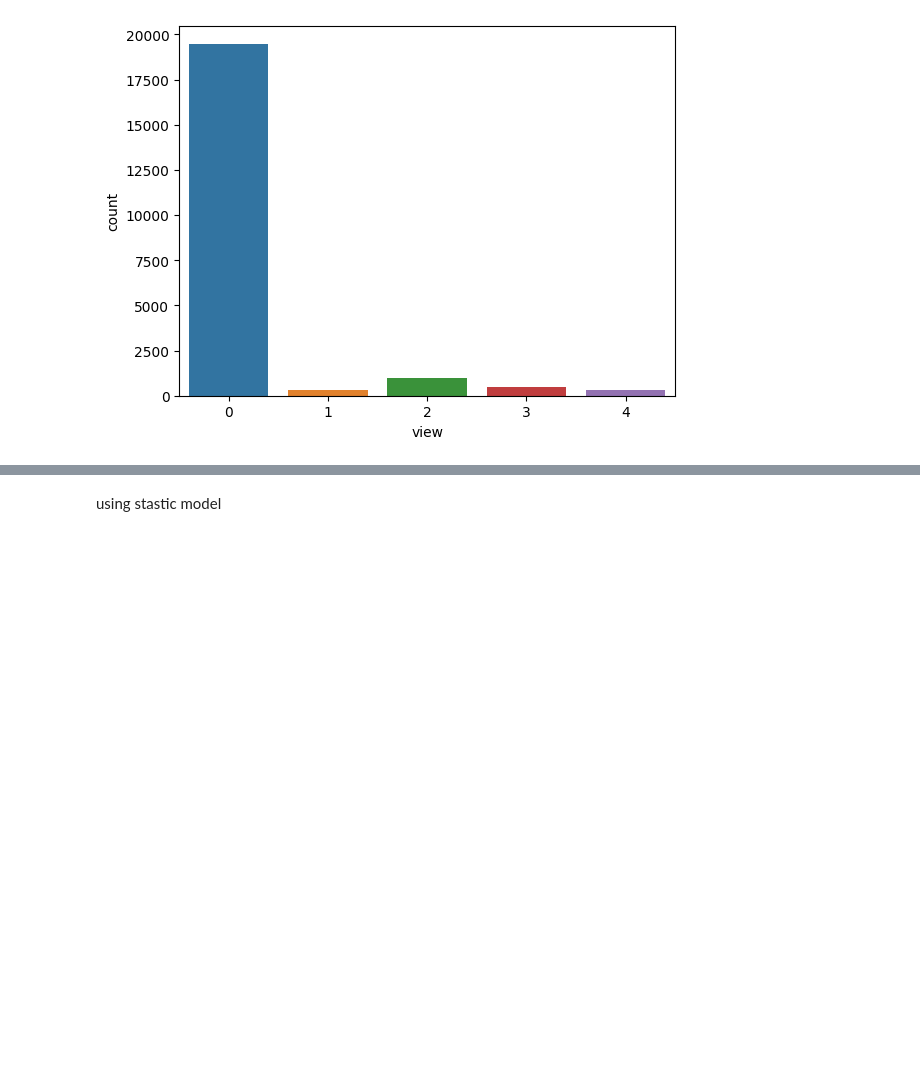
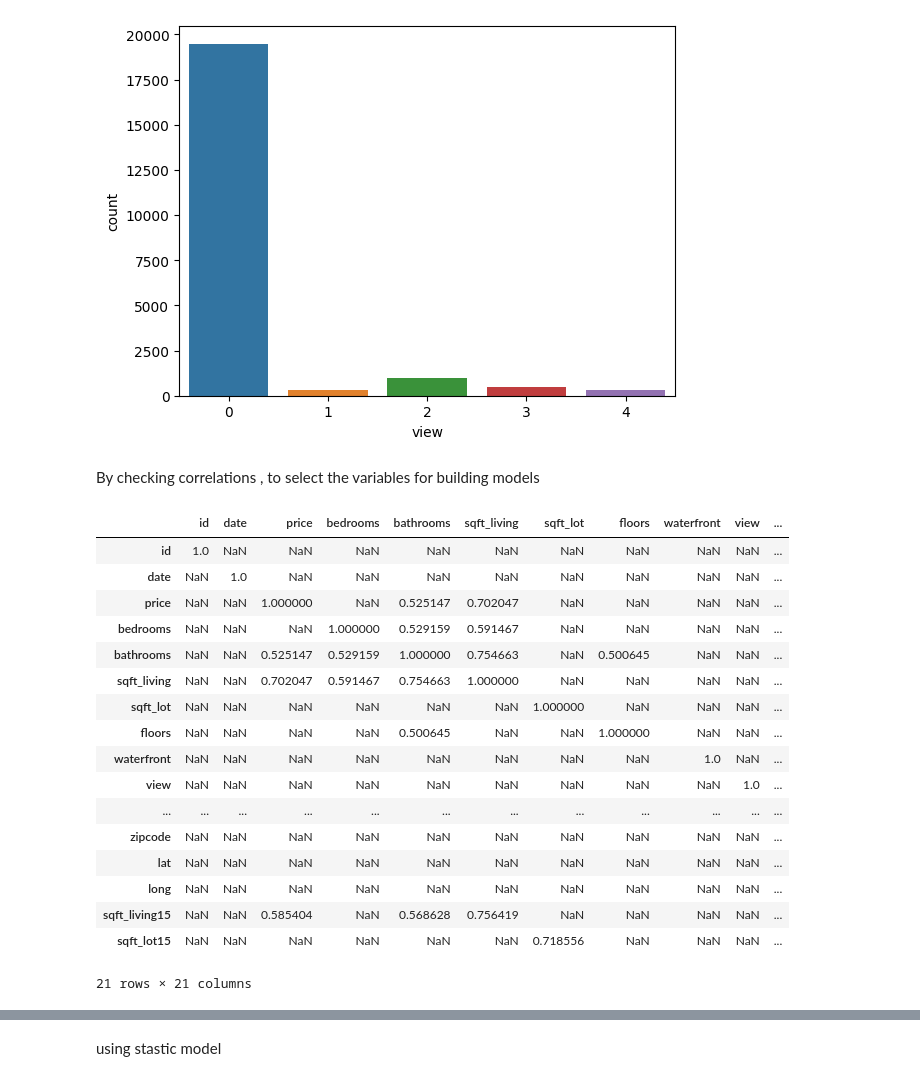
Before and after one commit to annwanginnt/data_scirence, a Jupyter notebook: assignment_3.ipynb, the cells around one changed output, grey strips where cells are left out. Cells and saved outputs as stored; diff of their text form; code cells hidden in the pictures; blank space fills up the shorter version.

```diff
--- a/assignment_3.ipynb
+++ b/assignment_3.ipynb
@@ -161,3 +162,29 @@ sns.countplot(data = df, x = 'view')
 # %% [output]
 <Axes: xlabel='view', ylabel='count'>
 [figure]
+# %% [markdown]
+By checking correlations , to select the variables for building models
+# %%
+df_corr = df.corr()
+df_corr
+greater_than_05 = df_corr.where(df_corr > 0.5)
+greater_than_05.head(21)
+# %% [output]
+|  | id | date | price | bedrooms | bathrooms | sqft_living | sqft_lot | floors | waterfront | view | ... |
+| id | 1.0 | NaN | NaN | NaN | NaN | NaN | NaN | NaN | NaN | NaN | ... |
+| date | NaN | 1.0 | NaN | NaN | NaN | NaN | NaN | NaN | NaN | NaN | ... |
+| price | NaN | NaN | 1.000000 | NaN | 0.525147 | 0.702047 | NaN | NaN | NaN | NaN | ... |
+| bedrooms | NaN | NaN | NaN | 1.000000 | 0.529159 | 0.591467 | NaN | NaN | NaN | NaN | ... |
+| bathrooms | NaN | NaN | 0.525147 | 0.529159 | 1.000000 | 0.754663 | NaN | 0.500645 | NaN | NaN | ... |
+| sqft_living | NaN | NaN | 0.702047 | 0.591467 | 0.754663 | 1.000000 | NaN | NaN | NaN | NaN | ... |
+| sqft_lot | NaN | NaN | NaN | NaN | NaN | NaN | 1.000000 | NaN | NaN | NaN | ... |
+| floors | NaN | NaN | NaN | NaN | 0.500645 | NaN | NaN | 1.000000 | NaN | NaN | ... |
+| waterfront | NaN | NaN | NaN | NaN | NaN | NaN | NaN | NaN | 1.0 | NaN | ... |
+| view | NaN | NaN | NaN | NaN | NaN | NaN | NaN | NaN | NaN | 1.0 | ... |
+| ... | ... | ... | ... | ... | ... | ... | ... | ... | ... | ... | ... |
+| zipcode | NaN | NaN | NaN | NaN | NaN | NaN | NaN | NaN | NaN | NaN | ... |
+| lat | NaN | NaN | NaN | NaN | NaN | NaN | NaN | NaN | NaN | NaN | ... |
+| long | NaN | NaN | NaN | NaN | NaN | NaN | NaN | NaN | NaN | NaN | ... |
+| sqft_living15 | NaN | NaN | 0.585404 | NaN | 0.568628 | 0.756419 | NaN | NaN | NaN | NaN | ... |
+| sqft_lot15 | NaN | NaN | NaN | NaN | NaN | NaN | 0.718556 | NaN | NaN | NaN | ... |
+21 rows × 21 columns
```
Also changed, not shown: parts of 34 cells of this notebook.
